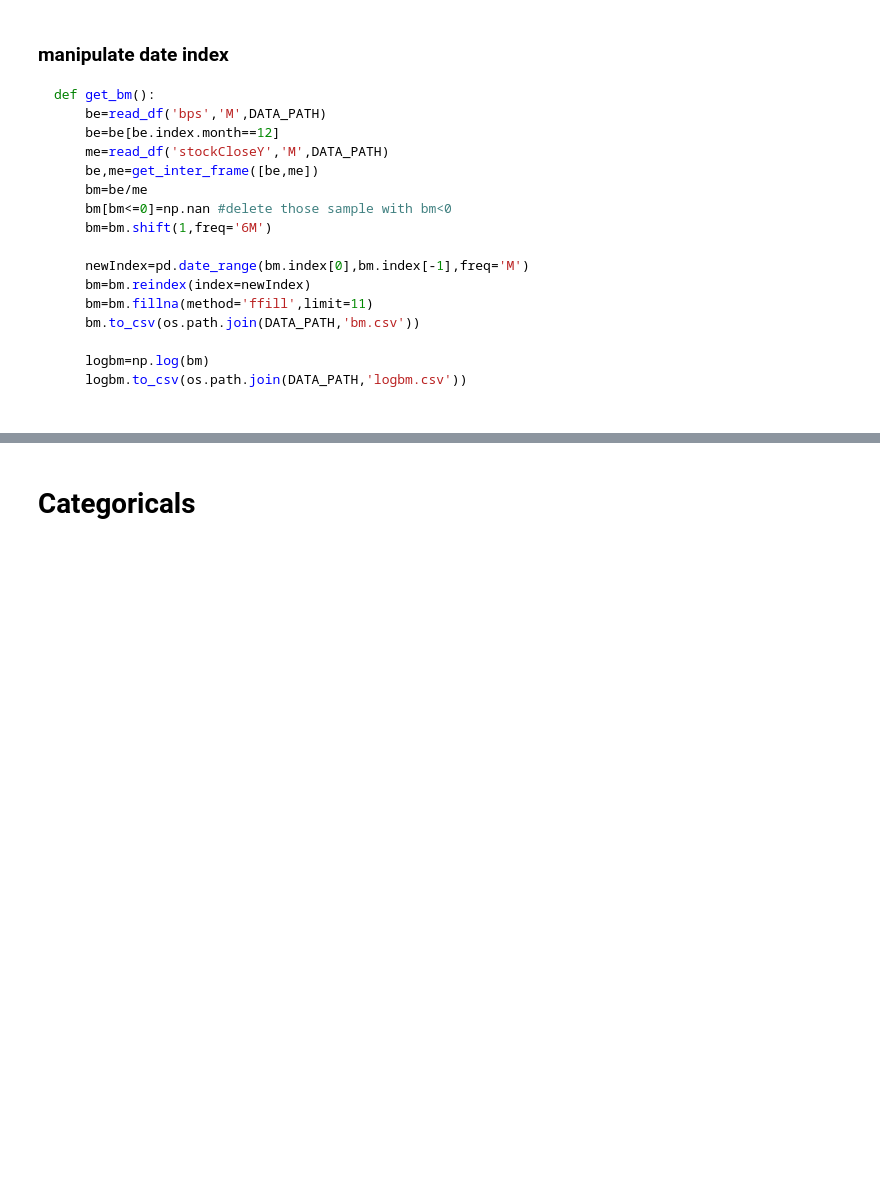
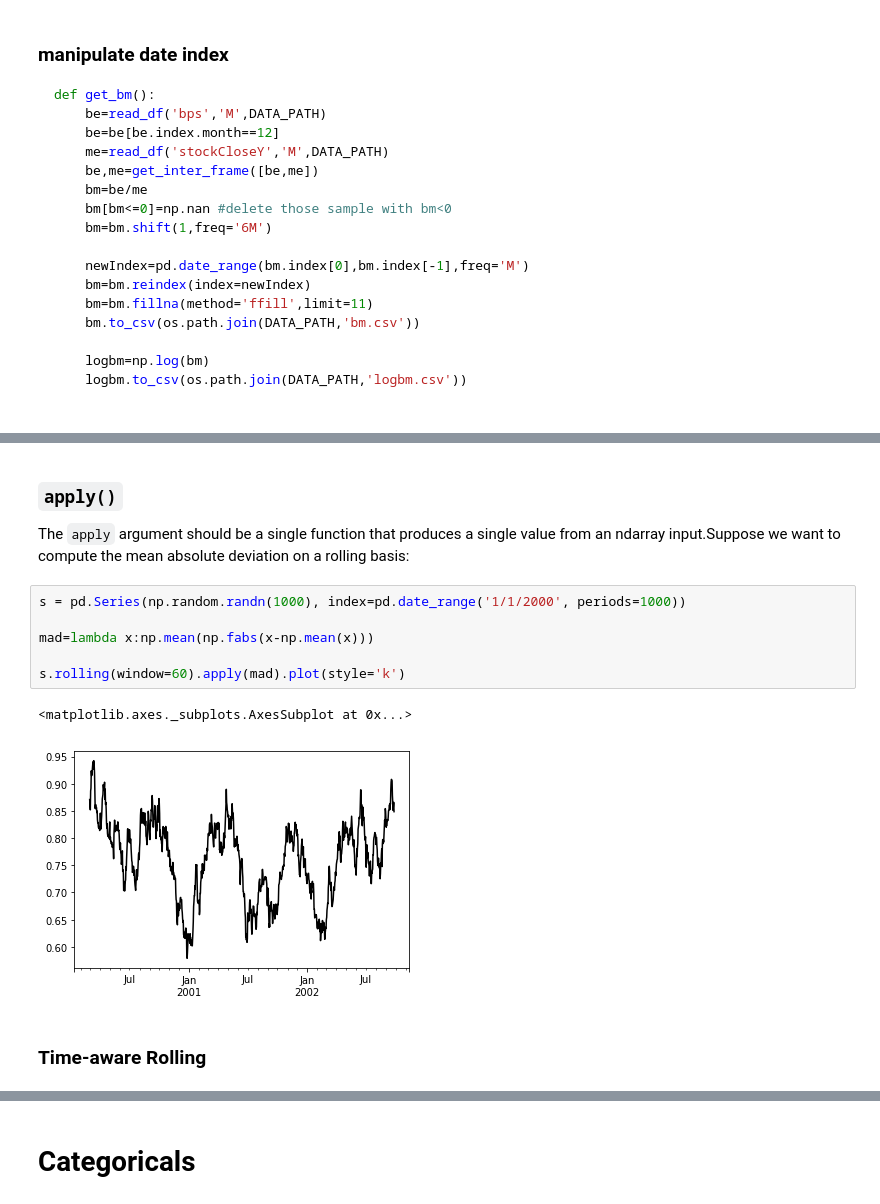
Before and after one commit to luilui163/zht, a Jupyter notebook: notebook/pandas handbook.ipynb, the cells around one changed output, grey strips where cells are left out. Saved outputs shown, nothing was run; the diff lists cells and outputs as text; blank space fills up the shorter version.

```diff
--- a/notebook/pandas handbook.ipynb
+++ b/notebook/pandas handbook.ipynb
@@ -3347,0 +3755,14 @@ def get_bm():
+# %% [markdown]
+### `apply()`
+The `apply` argument should be a single function that produces a single value from an ndarray input.Suppose we want to compute the mean absolute deviation on a rolling basis:
+# %%
+s = pd.Series(np.random.randn(1000), index=pd.date_range('1/1/2000', periods=1000))
+
+mad=lambda x:np.mean(np.fabs(x-np.mean(x)))
+
+s.rolling(window=60).apply(mad).plot(style='k')
+# %% [output]
+<matplotlib.axes._subplots.AxesSubplot at 0x...>
+[figure, added]
+# %% [markdown]
+### Time-aware Rolling
```
Also changed, not shown: parts of 77 cells of this notebook, 1 other file.
